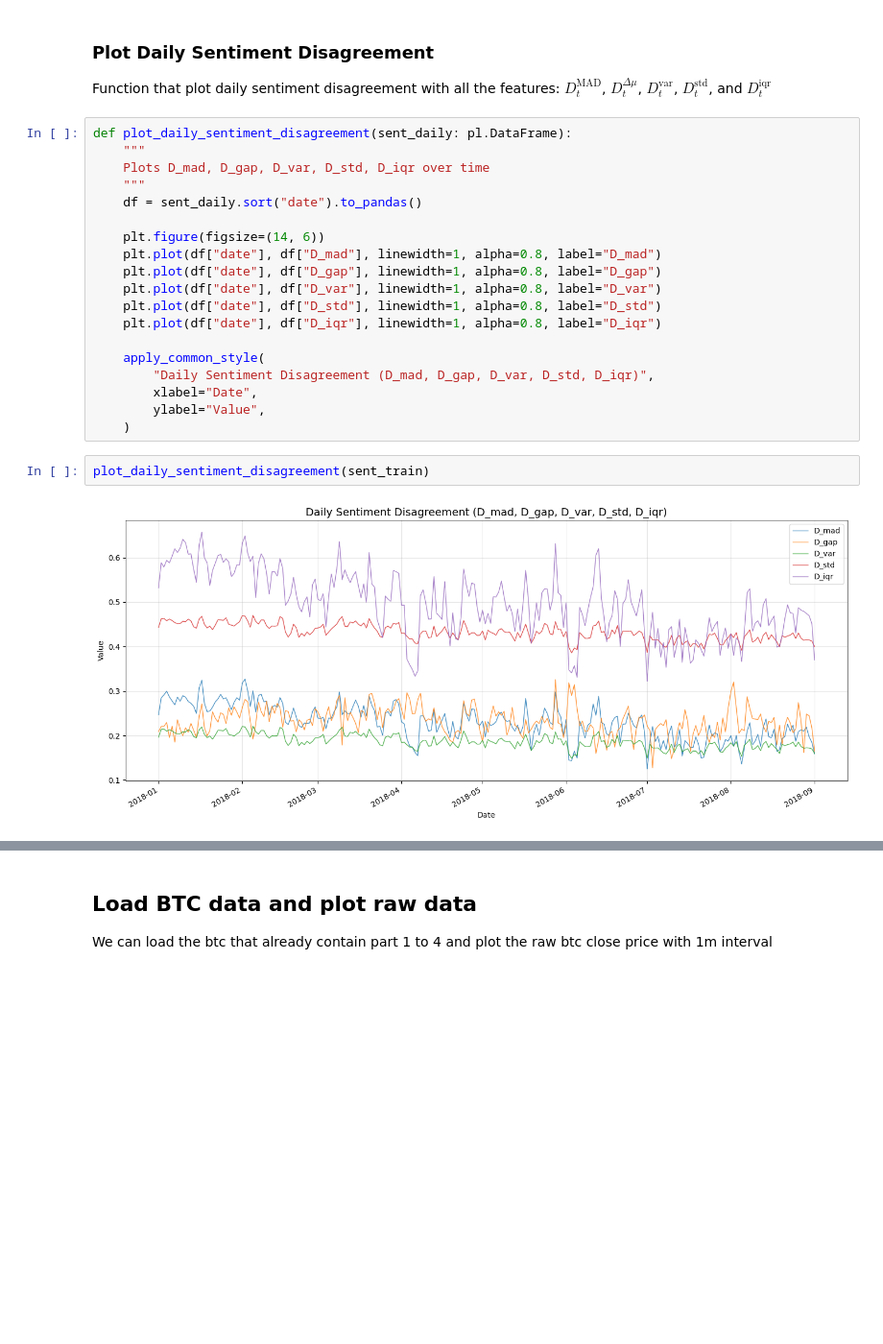
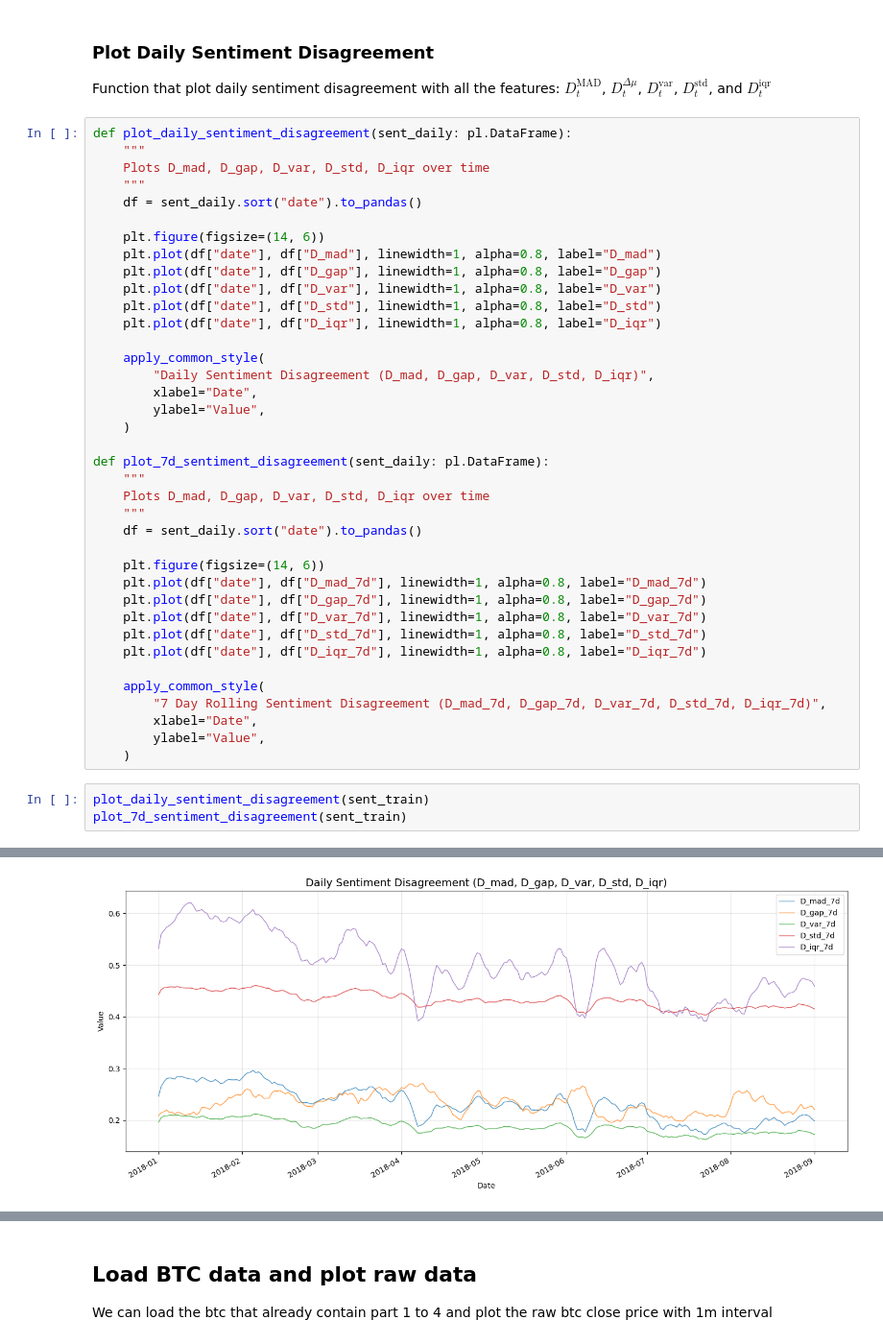
Before and after one commit to arkdong/SDA25_Group11, a Jupyter notebook: notebook/RQ4.ipynb, the cells around one changed output, grey strips where cells are left out. Shown at 96% size. Saved outputs shown, nothing was run; the diff lists cells and outputs as text; blank space fills up the shorter version.

```diff
--- a/notebook/RQ4.ipynb
+++ b/notebook/RQ4.ipynb
@@ -362,26 +383,45 @@ print(sent_train.columns)
 # %% [markdown]
 ### Plot Daily Sentiment Disagreement
 Function that plot daily sentiment disagreement with all the features: $D^{\text{MAD}}_t$, $D^{\Delta\mu}_t$, $D^{\text{var}}_t$, $D^{\text{std}}_t$, and $D^{\text{iqr}}_t$
-# %%
-def plot_daily_sentiment_disagreement(sent_daily: pl.DataFrame):
-    """
-    Plots D_mad, D_gap, D_var, D_std, D_iqr over time
-    """
-    df = sent_daily.sort("date").to_pandas()
-
-    plt.figure(figsize=(14, 6))
-    plt.plot(df["date"], df["D_mad"], linewidth=1, alpha=0.8, label="D_mad")
-    plt.plot(df["date"], df["D_gap"], linewidth=1, alpha=0.8, label="D_gap")
-    plt.plot(df["date"], df["D_var"], linewidth=1, alpha=0.8, label="D_var")
-    plt.plot(df["date"], df["D_std"], linewidth=1, alpha=0.8, label="D_std")
-    plt.plot(df["date"], df["D_iqr"], linewidth=1, alpha=0.8, label="D_iqr")
-
-    apply_common_style(
-        "Daily Sentiment Disagreement (D_mad, D_gap, D_var, D_std, D_iqr)",
-        xlabel="Date",
-        ylabel="Value",
-    )
-# %%
-plot_daily_sentiment_disagreement(sent_train)
-# %% [output]
-[figure, removed]
+# %%
+def plot_daily_sentiment_disagreement(sent_daily: pl.DataFrame):
+    """
+    Plots D_mad, D_gap, D_var, D_std, D_iqr over time
+    """
+    df = sent_daily.sort("date").to_pandas()
+
+    plt.figure(figsize=(14, 6))
+    plt.plot(df["date"], df["D_mad"], linewidth=1, alpha=0.8, label="D_mad")
+    plt.plot(df["date"], df["D_gap"], linewidth=1, alpha=0.8, label="D_gap")
+    plt.plot(df["date"], df["D_var"], linewidth=1, alpha=0.8, label="D_var")
+    plt.plot(df["date"], df["D_std"], linewidth=1, alpha=0.8, label="D_std")
+    plt.plot(df["date"], df["D_iqr"], linewidth=1, alpha=0.8, label="D_iqr")
+
+    apply_common_style(
+        "Daily Sentiment Disagreement (D_mad, D_gap, D_var, D_std, D_iqr)",
+        xlabel="Date",
+        ylabel="Value",
+    )
+
+def plot_7d_sentiment_disagreement(sent_daily: pl.DataFrame):
+    """
+    Plots D_mad, D_gap, D_var, D_std, D_iqr over time
+    """
+    df = sent_daily.sort("date").to_pandas()
+
+    plt.figure(figsize=(14, 6))
+    plt.plot(df["date"], df["D_mad_7d"], linewidth=1, alpha=0.8, label="D_mad_7d")
+    plt.plot(df["date"], df["D_gap_7d"], linewidth=1, alpha=0.8, label="D_gap_7d")
+    plt.plot(df["date"], df["D_var_7d"], linewidth=1, alpha=0.8, label="D_var_7d")
+    plt.plot(df["date"], df["D_std_7d"], linewidth=1, alpha=0.8, label="D_std_7d")
+    plt.plot(df["date"], df["D_iqr_7d"], linewidth=1, alpha=0.8, label="D_iqr_7d")
+
+    apply_common_style(
+        "7 Day Rolling Sentiment Disagreement (D_mad_7d, D_gap_7d, D_var_7d, D_std_7d, D_iqr_7d)",
+        xlabel="Date",
+        ylabel="Value",
+    )
+# %%
+plot_daily_sentiment_disagreement(sent_train)
+plot_7d_sentiment_disagreement(sent_train)
+# %% [output]
@@ -387,0 +429 @@ plot_daily_sentiment_disagreement(sent_train)
+[figure, added]
```
Also changed, not shown: parts of 10 cells of this notebook.
